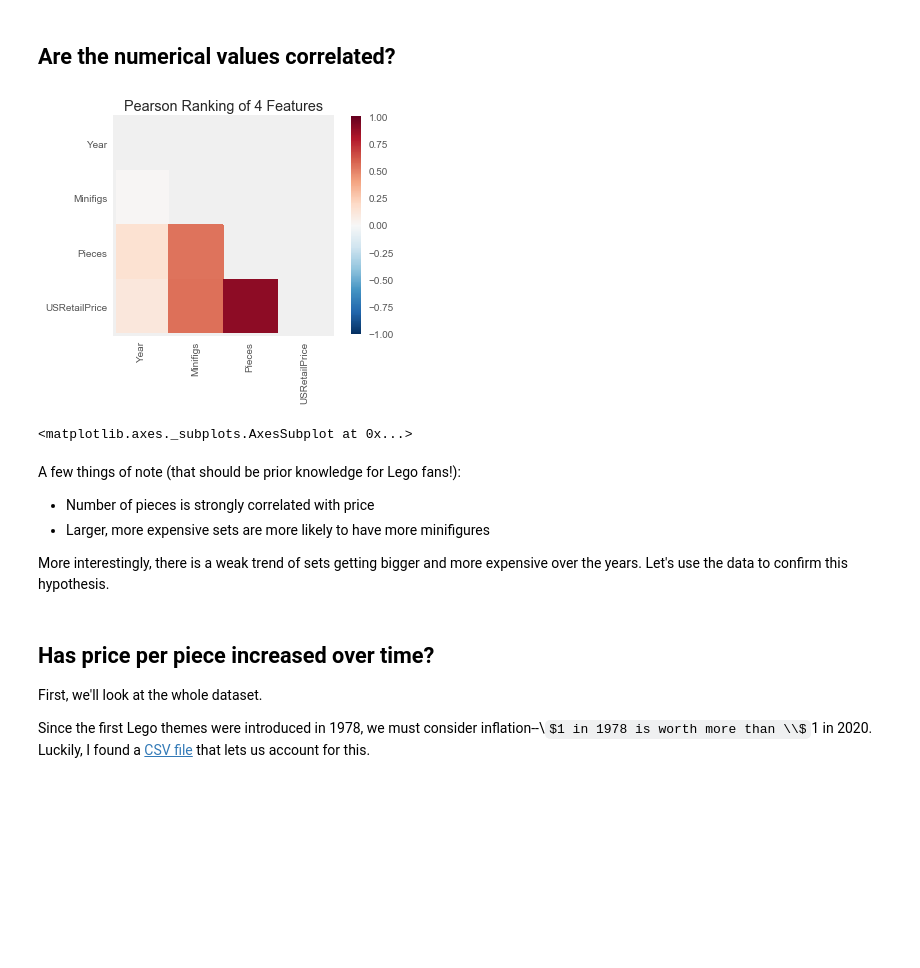
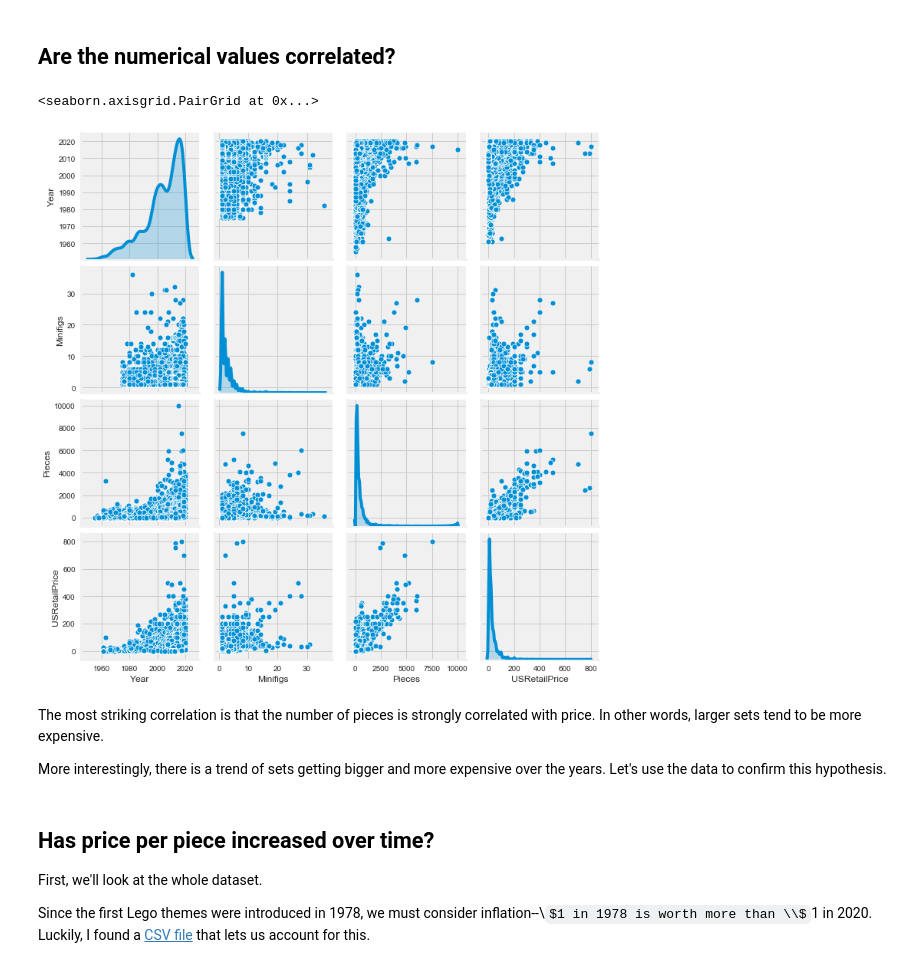
Before and after one commit to musicbyjing/lego_data_exploration, a Jupyter notebook: Lego_data.ipynb, the cells around one changed output. Drawn from its saved outputs; the diff is of its cells as text; code cells hidden in the pictures; some formulas as TeX source; blank space fills up the shorter version.

```diff
--- a/Lego_data.ipynb
+++ b/Lego_data.ipynb
@@ -76,26 +76,17 @@ Text(0.5, 0, 'Count')
 # %% [markdown]
 ## Are the numerical values correlated?
-# %%
-%matplotlib inline
-
-from yellowbrick.features import Rank2D
-from yellowbrick.style import set_palette
-
-X = data[num_features].dropna().to_numpy()
-
-visualizer = Rank2D(features=num_features, algorithm='pearson')
-visualizer.fit(X)
-visualizer.transform(X)
-visualizer.show()
-# %% [output]
-[figure, removed]
-<matplotlib.axes._subplots.AxesSubplot at 0x...>
+# %%
+%matplotlib inline
+
+import seaborn as sns
+sns.pairplot(data[["Year", "Minifigs", "Pieces", "USRetailPrice"]], diag_kind="kde")
+# %% [output]
+<seaborn.axisgrid.PairGrid at 0x...>
+[figure, added]
 # %% [markdown]
-A few things of note (that should be prior knowledge for Lego fans!):
-- Number of pieces is strongly correlated with price
-- Larger, more expensive sets are more likely to have more minifigures
+The most striking correlation is that the number of pieces is strongly correlated with price. In other words, larger sets tend to be more expensive.
 
-More interestingly, there is a weak trend of sets getting bigger and more expensive over the years. Let's use the data to confirm this hypothesis.
+More interestingly, there is a trend of sets getting bigger and more expensive over the years. Let's use the data to confirm this hypothesis.
 # %% [markdown]
 ## Has price per piece increased over time?
 
```
Also changed, not shown: parts of 23 cells of this notebook, 2 other files.
